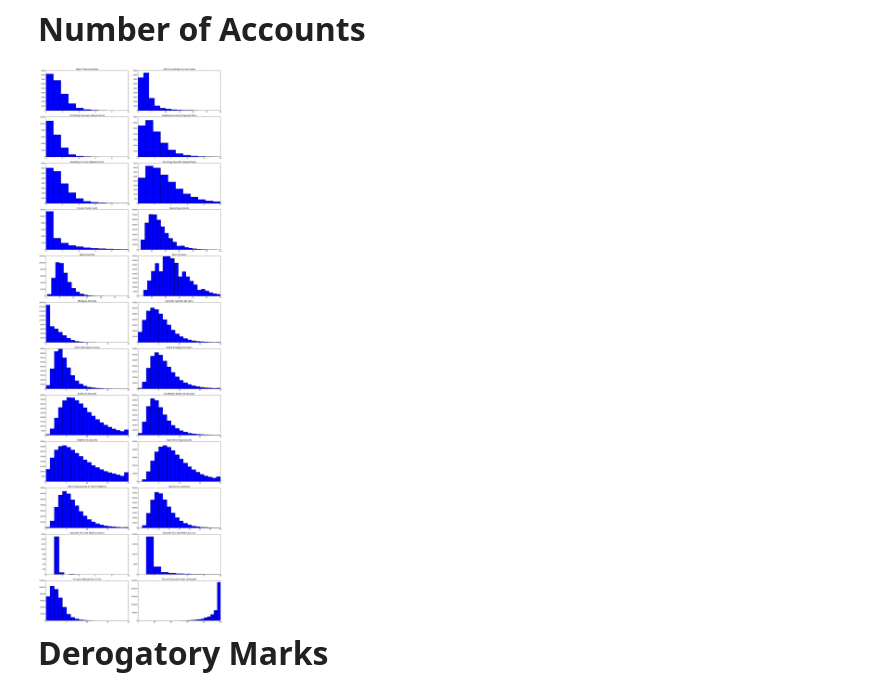
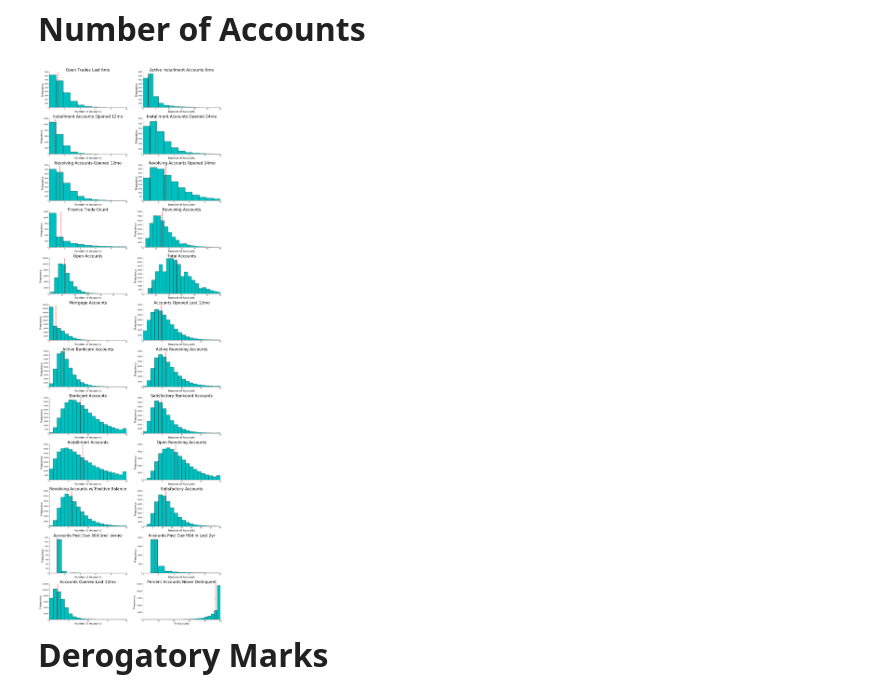
Before and after one commit to ankitagarwal/cs109a, a Jupyter notebook: base_notebook.ipynb, the cells around one changed output. Saved outputs shown, nothing was run; the diff lists cells and outputs as text; code cells hidden in the pictures.

```diff
--- a/base_notebook.ipynb
+++ b/base_notebook.ipynb
@@ -220,15 +220,28 @@ data.select_dtypes(include=["object"]).head()
 # %% [markdown]
 **<font size=6>Income</font>**
 # %%
-def plt_hist(x, x_min, x_max, log_trans, n_bins, title, ax):
+def plt_hist(x, x_min, x_max, log_trans, n_bins, title, ax, y_label, x_label, color):
     if log_trans:
         x = np.log10(x)
         x_min = np.log10(x_min)
         x_max = np.log10(x_max)
 
+    color_arr = ['c', 'b', 'm', 'g']
     x_plt = x[(x >= x_min) & (x <= x_max)]
-    ax.hist(x_plt, bins=n_bins)
+    ax.hist(x_plt, bins=n_bins, color=color_arr[color])
     ax.set_xlim([x_min, x_max])
-    ax.set_title(title)
+    ax.set_title(title, fontsize = 24)
+    ax.set_xlabel(x_label, fontsize = 16)
+    ax.set_ylabel(y_label, fontsize = 16)
+    ax.axvline(x.mean(), color='r', linestyle='dashed', linewidth=4)
+
+    # Remove the plot frame lines. They are unnecessary chartjunk.
+    ax.spines["top"].set_visible(False)
+    ax.spines["right"].set_visible(False)
+
+    # Ensure that the axis ticks only show up on the bottom and left of the plot.
+    # Ticks on the right and top of the plot are generally unnecessary chartjunk.
+    ax.get_xaxis().tick_bottom()
+    ax.get_yaxis().tick_left()
 # %%
 fig, ax = plt.subplots(2, 2, figsize=(16, 8))
@@ -308,34 +327,34 @@ plt.show()
 **<font size=6>Number of Accounts</font>**
 # %%
 fig, ax = plt.subplots(12, 2, figsize=(16, 48))
-plt_hist(data.open_acc_6m, 0, 10, False, 11, "Open Trades Last 6mo", ax[0, 0])
-plt_hist(data.open_il_6m, 0, 30, False, 15, "Active Installment Accounts 6mo", ax[0, 1])
-plt_hist(data.open_il_12m, 0, 10, False, 11, "Installment Accounts Opened 12mo", ax[1, 0])
-plt_hist(data.open_il_24m, 0, 10, False, 11, "Installment Accounts Opened 24mo", ax[1, 1])
-plt_hist(data.open_rv_12m, 0, 10, False, 11, "Revolving Accounts Opened 12mo", ax[2, 0])
-plt_hist(data.open_rv_24m, 0, 10, False, 11, "Revolving Accounts Opened 24mo", ax[2, 1])
-plt_hist(data.total_cu_tl, 0, 10, False, 11, "Finance Trade Count", ax[3, 0])
-plt_hist(data.num_rev_accts, 0, 60, False, 20, "Revolving Accounts", ax[3, 1])
-plt_hist(data.open_acc, 0, 60, False, 20, "Open Accounts", ax[4, 0])
-plt_hist(data.total_acc, 0, 60, False, 20, "Total Accounts", ax[4, 1])
-plt_hist(data.mort_acc, 0, 20, False, 20, "Mortgage Accounts", ax[5, 0])
-plt_hist(data.acc_open_past_24mths, 0, 20, False, 20, "Accounts Opened Last 12mo", ax[5, 1])
-plt_hist(data.num_actv_bc_tl, 0, 20, False, 20, "Active Bankcard Accounts", ax[6, 0])
-plt_hist(data.num_actv_rev_tl, 0, 20, False, 20, "Active Revolving Accounts", ax[6, 1])
-plt_hist(data.num_bc_tl, 0, 20, False, 20, "Bankcard Accounts", ax[7, 0])
-plt_hist(data.num_bc_sats, 0, 20, False, 20, "Satisfactory Bankcard Accounts", ax[7, 1])
-plt_hist(data.num_il_tl, 0, 20, False, 20, "Installment Accounts", ax[8, 0])
-plt_hist(data.num_op_rev_tl, 0, 20, False, 20, "Open Revolving Accounts", ax[8, 1])
-plt_hist(data.num_rev_tl_bal_gt_0, 0, 20, False, 20, "Revolving Accounts w/ Positive Balance", ax[9, 0])
-plt_hist(data.num_sats, 0, 40, False, 20, "Satisfactory Accounts", ax[9, 1])
-plt_hist(data.num_tl_30dpd[data.num_tl_30dpd>0], 0, 10, False, 5, "Accounts Past Due 30d (excl zeros)", ax[10, 0])
-plt_hist(data.num_tl_90g_dpd_24m[data.num_tl_90g_dpd_24m>0], 0, 10, False, 10, "Accounts Past Due 90d in Last 2yr", ax[10, 1])
-plt_hist(data.num_tl_op_past_12m, 0, 20, False, 20, "Accounts Opened Last 12mo", ax[11, 0])
-plt_hist(data.pct_tl_nvr_dlq, 0, 100, False, 25, "Percent Accounts Never Delinquent", ax[11, 1])
+plt_hist(data.open_acc_6m, 0, 10, False, 11, "Open Trades Last 6mo", ax[0, 0], "Frequency", "Number of Accounts", 0)
+plt_hist(data.open_il_6m, 0, 30, False, 15, "Active Installment Accounts 6mo", ax[0, 1], "Frequency", "Number of Accounts", 0)
+plt_hist(data.open_il_12m, 0, 10, False, 11, "Installment Accounts Opened 12mo", ax[1, 0], "Frequency", "Number of Accounts", 0)
+plt_hist(data.open_il_24m, 0, 10, False, 11, "Installment Accounts Opened 24mo", ax[1, 1], "Frequency", "Number of Accounts", 0)
+plt_hist(data.open_rv_12m, 0, 10, False, 11, "Revolving Accounts Opened 12mo", ax[2, 0], "Frequency", "Number of Accounts", 0)
+plt_hist(data.open_rv_24m, 0, 10, False, 11, "Revolving Accounts Opened 24mo", ax[2, 1], "Frequency", "Number of Accounts", 0)
+plt_hist(data.total_cu_tl, 0, 10, False, 11, "Finance Trade Count", ax[3, 0], "Frequency", "Number of Accounts", 0)
+plt_hist(data.num_rev_accts, 0, 60, False, 20, "Revolving Accounts", ax[3, 1], "Frequency", "Number of Accounts", 0)
+plt_hist(data.open_acc, 0, 60, False, 20, "Open Accounts", ax[4, 0], "Frequency", "Number of Accounts", 0)
+plt_hist(data.total_acc, 0, 60, False, 20, "Total Accounts", ax[4, 1], "Frequency", "Number of Accounts", 0)
+plt_hist(data.mort_acc, 0, 20, False, 20, "Mortgage Accounts", ax[5, 0], "Frequency", "Number of Accounts", 0)
+plt_hist(data.acc_open_past_24mths, 0, 20, False, 20, "Accounts Opened Last 12mo", ax[5, 1], "Frequency", "Number of Accounts", 0)
+plt_hist(data.num_actv_bc_tl, 0, 20, False, 20, "Active Bankcard Accounts", ax[6, 0], "Frequency", "Number of Accounts", 0)
+plt_hist(data.num_actv_rev_tl, 0, 20, False, 20, "Active Revolving Accounts", ax[6, 1], "Frequency", "Number of Accounts", 0)
+plt_hist(data.num_bc_tl, 0, 20, False, 20, "Bankcard Accounts", ax[7, 0], "Frequency", "Number of Accounts", 0)
+plt_hist(data.num_bc_sats, 0, 20, False, 20, "Satisfactory Bankcard Accounts", ax[7, 1], "Frequency", "Number of Accounts", 0)
+plt_hist(data.num_il_tl, 0, 20, False, 20, "Installment Accounts", ax[8, 0], "Frequency", "Number of Accounts", 0)
+plt_hist(data.num_op_rev_tl, 0, 20, False, 20, "Open Revolving Accounts", ax[8, 1], "Frequency", "Number of Accounts", 0)
+plt_hist(data.num_rev_tl_bal_gt_0, 0, 20, False, 20, "Revolving Accounts w/ Positive Balance", ax[9, 0], "Frequency", "Number of Accounts", 0)
+plt_hist(data.num_sats, 0, 40, False, 20, "Satisfactory Accounts", ax[9, 1], "Frequency", "Number of Accounts", 0)
+plt_hist(data.num_tl_30dpd[data.num_tl_30dpd>0], 0, 10, False, 5, "Accounts Past Due 30d (excl zeros)", ax[10, 0], "Frequency", "Number of Accounts", 0)
+plt_hist(data.num_tl_90g_dpd_24m[data.num_tl_90g_dpd_24m>0], 0, 10, False, 10, "Accounts Past Due 90d in Last 2yr", ax[10, 1], "Frequency", "Number of Accounts", 0)
+plt_hist(data.num_tl_op_past_12m, 0, 20, False, 20, "Accounts Opened Last 12mo", ax[11, 0], "Frequency", "Number of Accounts", 0)
+plt_hist(data.pct_tl_nvr_dlq, 0, 100, False, 25, "Percent Accounts Never Delinquent", ax[11, 1], "Frequency", "% Accounts", 0)
 plt.tight_layout()
 plt.show()
 # %% [output]
-[figure, old version]
+[figure, new version]
 # %% [markdown]
 **<font size=6>Derogatory Marks</font>**
 # %%
```
Also changed, not shown: parts of 9 cells of this notebook, 1 other file.
